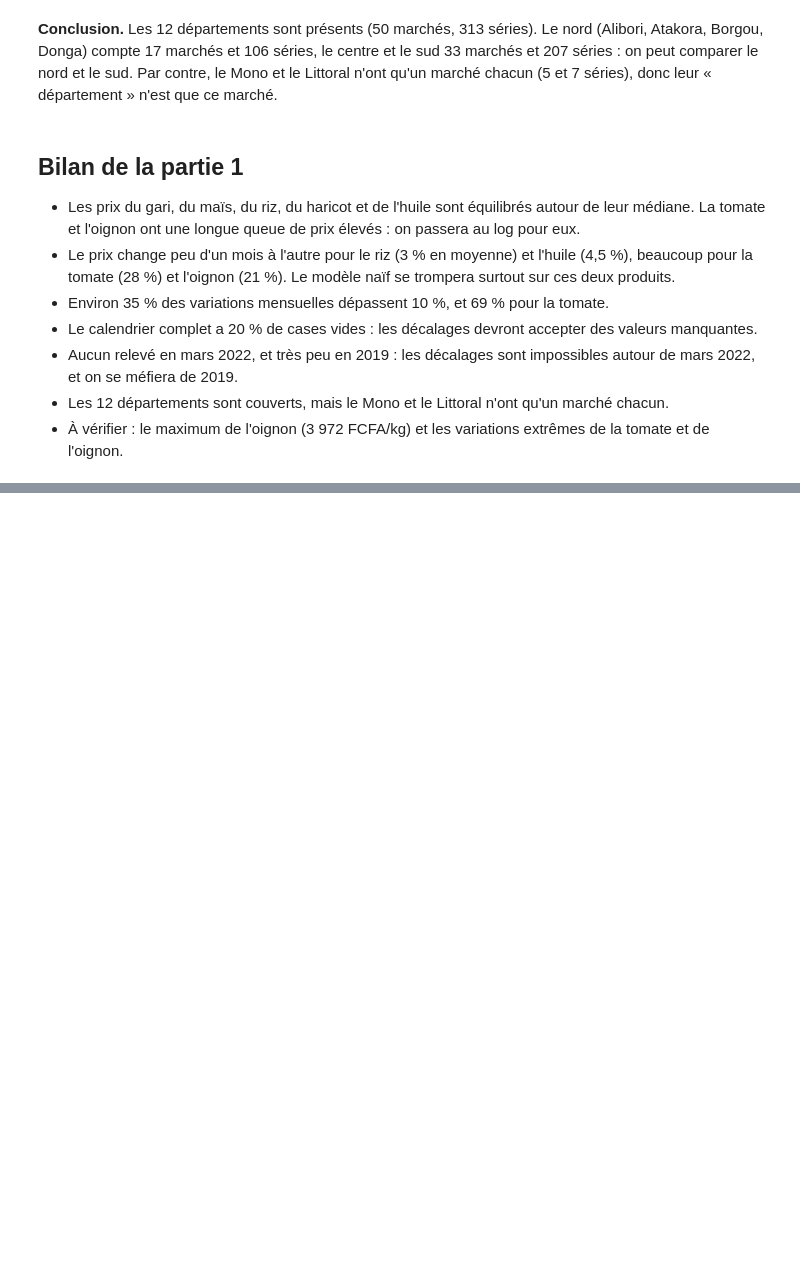
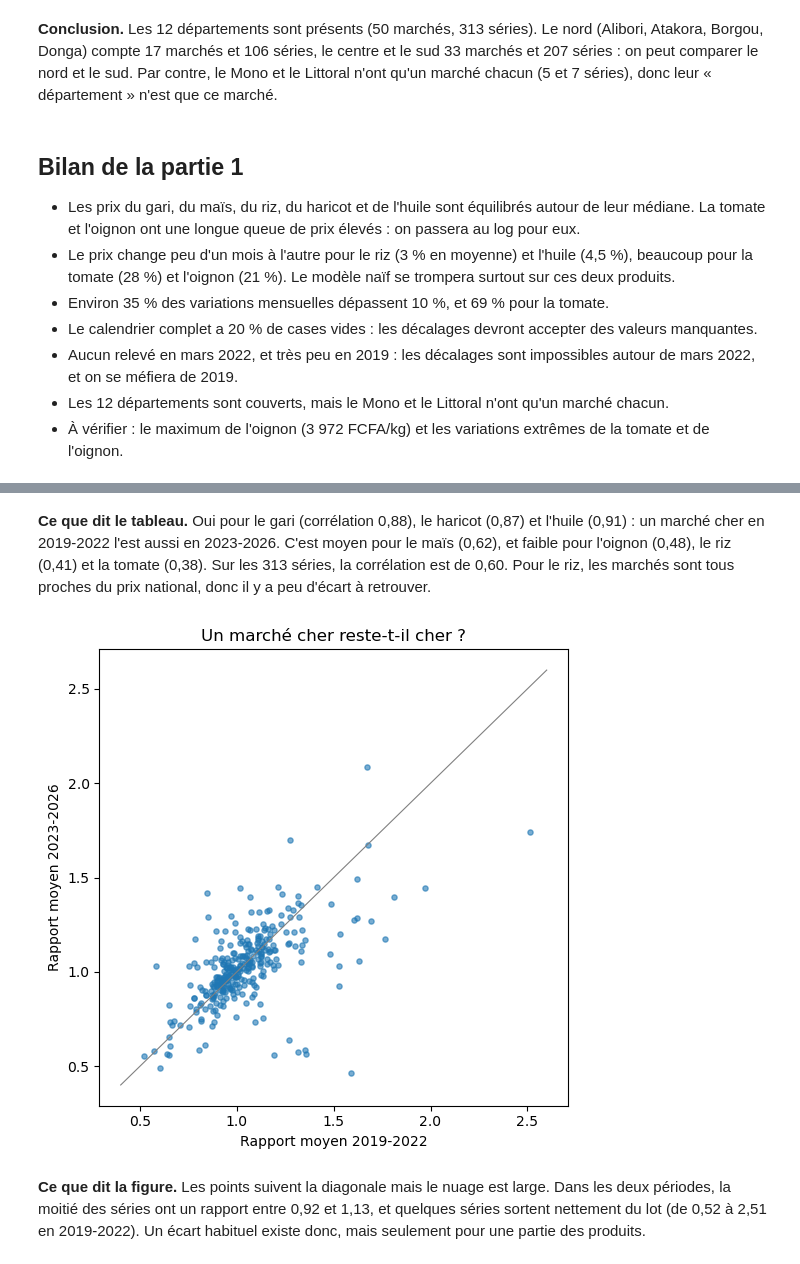
Before and after one commit to Patrickdoch130207/benin-food-price-forecast, a Jupyter notebook: notebooks/02_eda.ipynb, the cells around one changed output, grey strips where cells are left out. Cells and saved outputs as stored; diff of their text form; code cells hidden in the pictures; blank space fills up the shorter version.

```diff
--- a/notebooks/02_eda.ipynb
+++ b/notebooks/02_eda.ipynb
@@ -164,0 +409,14 @@ dep.sort_values("latitude", ascending=False)
+# %%
+df["periode"] = np.where(df["annee"] <= 2022, "2019-2022", "2023-2026")
+
+groupe = df.groupby(["produit", "market", "periode"])
+rapport_moyen = groupe["rapport"].mean().unstack()
+nb_releves = groupe.size().unstack()
+rapport_moyen = rapport_moyen[(nb_releves >= 12).all(axis=1)].dropna()
+
+print("toutes séries :", round(rapport_moyen["2019-2022"].corr(rapport_moyen["2023-2026"]), 2))
+print(rapport_moyen.describe().round(2))
+
+stabilite = rapport_moyen.groupby(level="produit").apply(lambda g: g["2019-2022"].corr(g["2023-2026"])).round(2).loc[produits].to_frame("corrélation entre les deux périodes")
+stabilite["nombre de séries"] = rapport_moyen.groupby(level="produit").size()
+stabilite
@@ -164,0 +443,16 @@ dep.sort_values("latitude", ascending=False)
+# %% [markdown]
+**Ce que dit le tableau.** Oui pour le gari (corrélation 0,88), le haricot (0,87) et l'huile (0,91) : un marché cher en 2019-2022 l'est aussi en 2023-2026. C'est moyen pour le maïs (0,62), et faible pour l'oignon (0,48), le riz (0,41) et la tomate (0,38). Sur les 313 séries, la corrélation est de 0,60. Pour le riz, les marchés sont tous proches du prix national, donc il y a peu d'écart à retrouver.
+# %%
+plt.figure(figsize=(5.5, 5.5))
+plt.scatter(rapport_moyen["2019-2022"], rapport_moyen["2023-2026"], s=14, alpha=0.6)
+plt.plot([0.4, 2.6], [0.4, 2.6], color="grey", linewidth=0.8)
+plt.xlabel("Rapport moyen 2019-2022")
+plt.ylabel("Rapport moyen 2023-2026")
+plt.title("Un marché cher reste-t-il cher ?")
+plt.tight_layout()
+plt.savefig("../reports/figures/2_4_marche_cher.png", dpi=150)
+plt.show()
+# %% [output]
+[figure, added]
+# %% [markdown]
+**Ce que dit la figure.** Les points suivent la diagonale mais le nuage est large. Dans les deux périodes, la moitié des séries ont un rapport entre 0,92 et 1,13, et quelques séries sortent nettement du lot (de 0,52 à 2,51 en 2019-2022). Un écart habituel existe donc, mais seulement pour une partie des produits.
```
Also changed, not shown: parts of 55 cells of this notebook, 13 other files.
